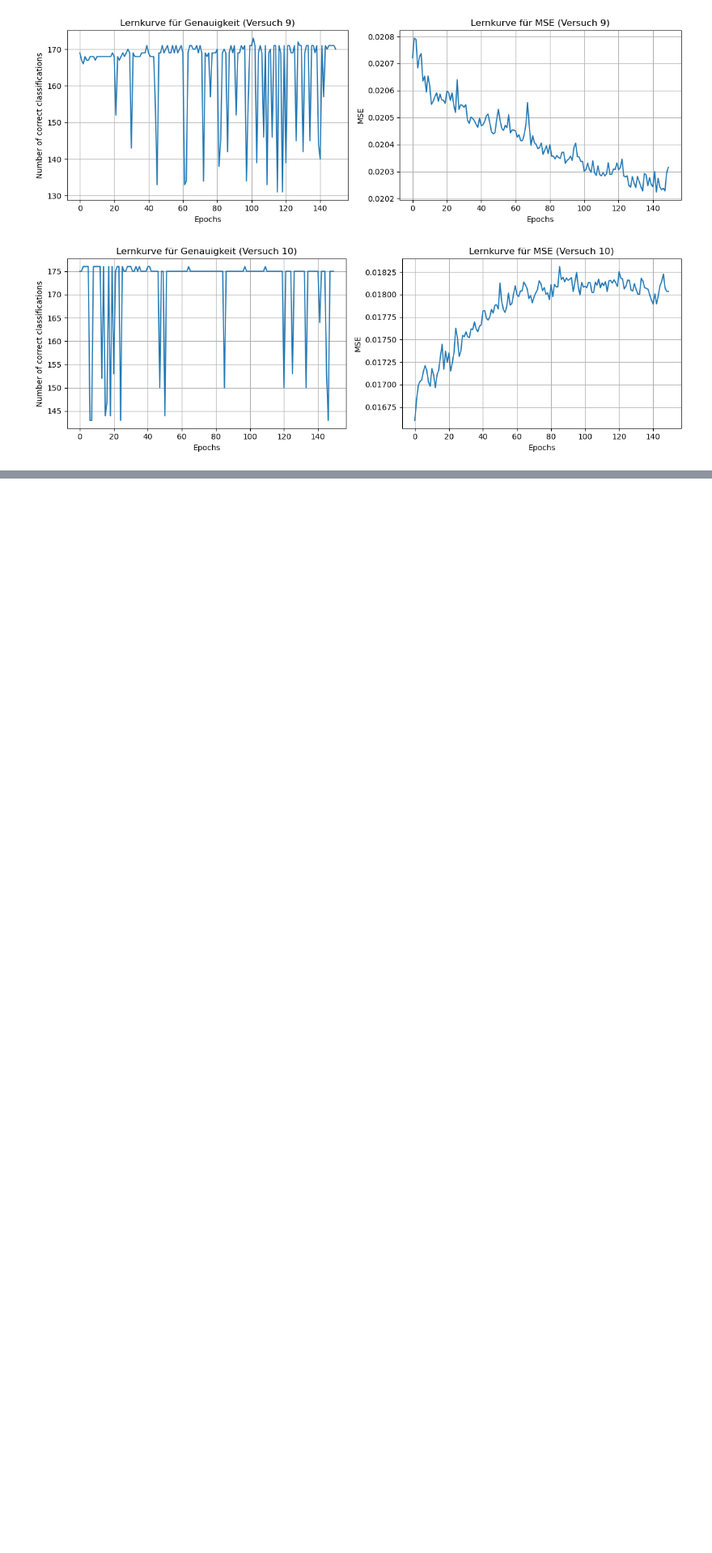
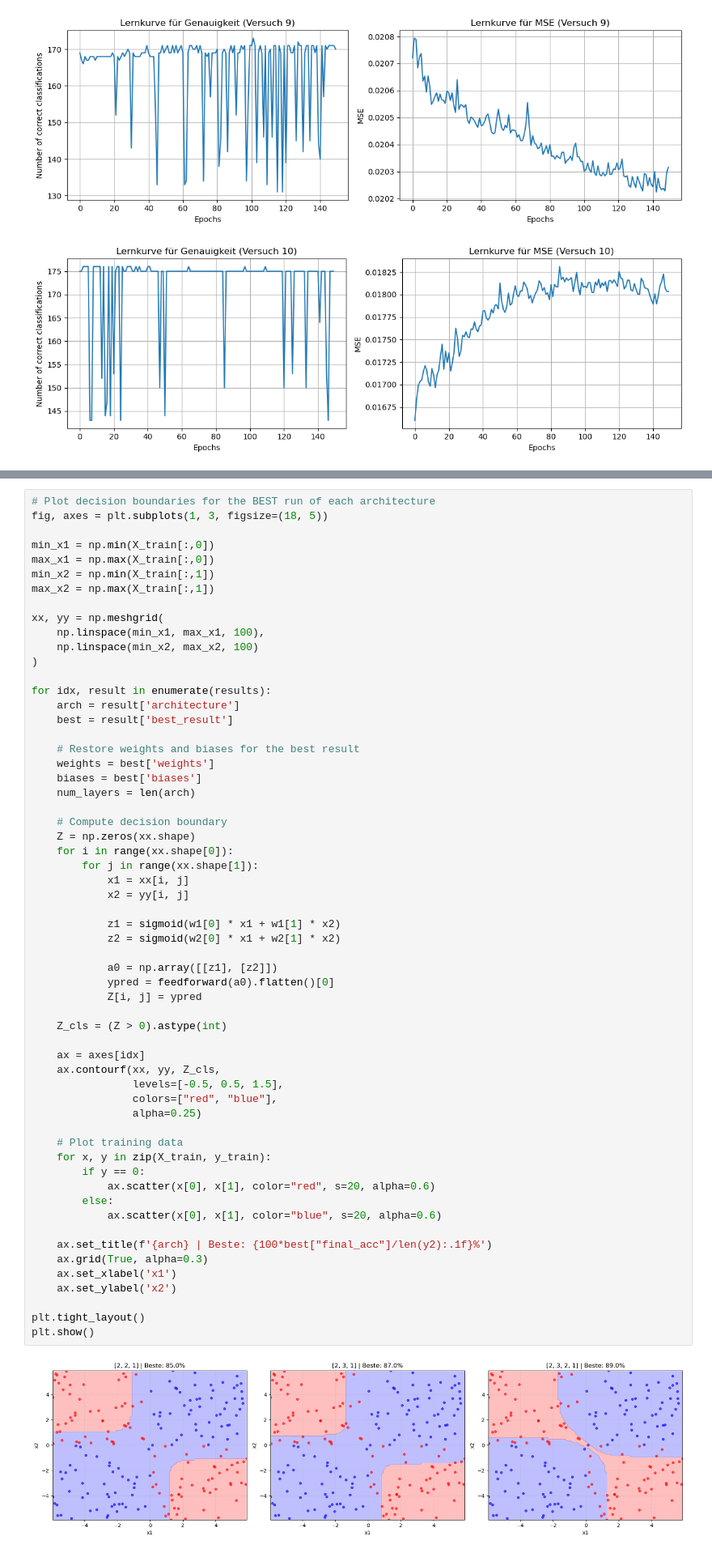
Before and after one commit to PhilNeu13/msi-dl, a Jupyter notebook: Exercise-1/03-mlp-tanh.ipynb, the cells around one changed output, grey strips where cells are left out. Shown at 81% size. Cells and saved outputs as stored; diff of their text form; blank space fills up the shorter version.

```diff
--- a/Exercise-1/03-mlp-tanh.ipynb
+++ b/Exercise-1/03-mlp-tanh.ipynb
@@ -334,0 +490,61 @@ for k, (X_train, y_train) in enumerate(all_trains):
+# %%
+# Plot decision boundaries for the BEST run of each architecture
+fig, axes = plt.subplots(1, 3, figsize=(18, 5))
+
+min_x1 = np.min(X_train[:,0])
+max_x1 = np.max(X_train[:,0])
+min_x2 = np.min(X_train[:,1])
+max_x2 = np.max(X_train[:,1])
+
+xx, yy = np.meshgrid(
+    np.linspace(min_x1, max_x1, 100),
+    np.linspace(min_x2, max_x2, 100)
+)
+
+for idx, result in enumerate(results):
+    arch = result['architecture']
+    best = result['best_result']
+
+    # Restore weights and biases for the best result
+    weights = best['weights']
+    biases = best['biases']
+    num_layers = len(arch)
+
+    # Compute decision boundary
+    Z = np.zeros(xx.shape)
+    for i in range(xx.shape[0]):
+        for j in range(xx.shape[1]):
+            x1 = xx[i, j]
+            x2 = yy[i, j]
+
+            z1 = sigmoid(w1[0] * x1 + w1[1] * x2)
+            z2 = sigmoid(w2[0] * x1 + w2[1] * x2)
+
+            a0 = np.array([[z1], [z2]])
+            ypred = feedforward(a0).flatten()[0]
+            Z[i, j] = ypred
+
+    Z_cls = (Z > 0).astype(int)
+
+    ax = axes[idx]
+    ax.contourf(xx, yy, Z_cls,
+                levels=[-0.5, 0.5, 1.5],
+                colors=["red", "blue"],
+                alpha=0.25)
+
+    # Plot training data
+    for x, y in zip(X_train, y_train):
+        if y == 0:
+            ax.scatter(x[0], x[1], color="red", s=20, alpha=0.6)
+        else:
+            ax.scatter(x[0], x[1], color="blue", s=20, alpha=0.6)
+
+    ax.set_title(f'{arch} | Beste: {100*best["final_acc"]/len(y2):.1f}%')
+    ax.grid(True, alpha=0.3)
+    ax.set_xlabel('x1')
+    ax.set_ylabel('x2')
+
+plt.tight_layout()
+plt.show()
+# %% [output]
+[figure, added]
```
Also changed, not shown: parts of 5 cells of this notebook.
